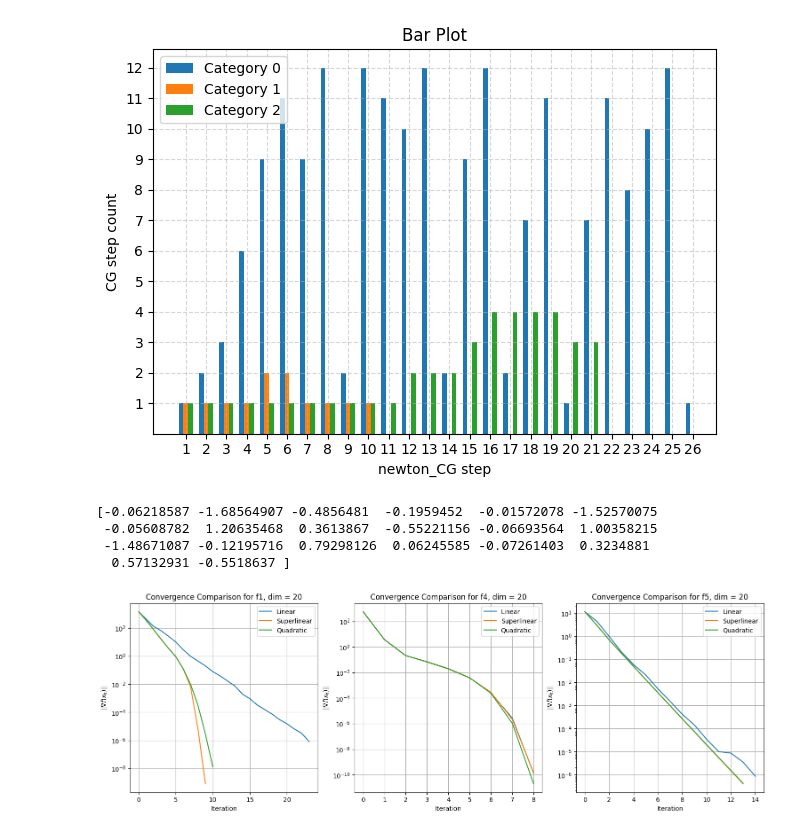
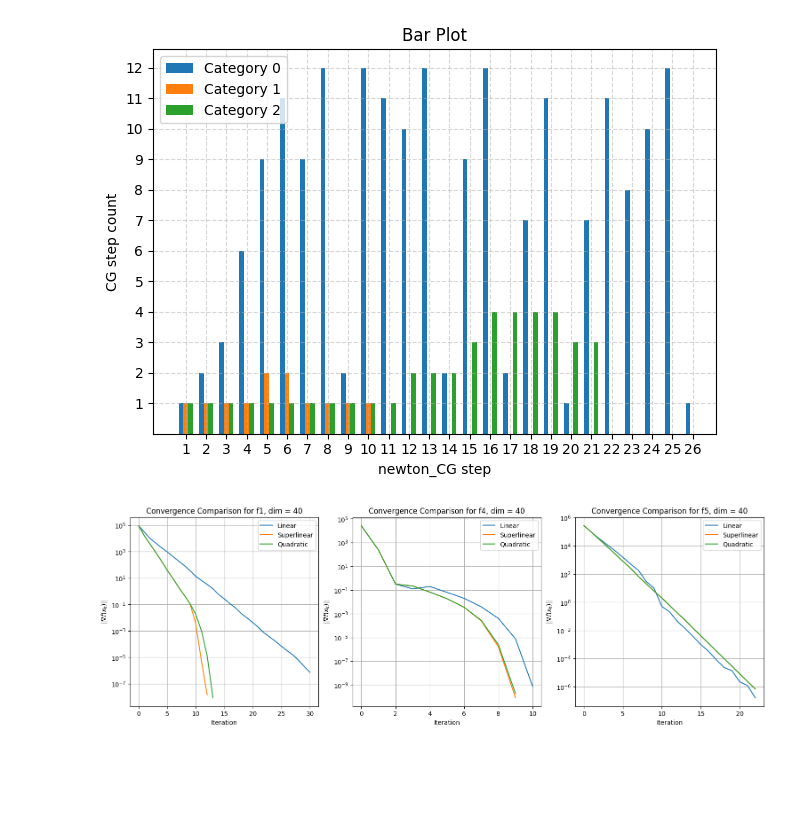
Before and after one commit to mVigholt/NO, a Jupyter notebook: Week 3/Experiments.ipynb, the cells around one changed output. Cells and saved outputs as stored; diff of their text form; code cells hidden in the pictures; blank space fills up the shorter version.

```diff
--- a/Week 3/Experiments.ipynb
+++ b/Week 3/Experiments.ipynb
@@ -188,36 +188,33 @@ CGCBarPlot([L, S, Q])
 # %%
 def evaluate_and_plot(f, df, Hf, x_0, fname, ax, dim):
     types = ["Linear", "Superlinear", "Quadratic"]
 
     for i, label in enumerate(types):
         xs, _ = newton_CG(f, df, Hf, x_0, rate=i)
         norms = [np.linalg.norm(df(x)) for x in xs]
         # norms = [np.linalg.norm(x - x_opt(fname, len(x))) for x in xs]
         ax.plot(norms, label=label)
 
     ax.set_yscale("log")
     ax.grid()
     ax.set_xlabel("Iteration")
     ax.set_ylabel(r"$\|\nabla f(x_k)\|$")
     #ax.set_ylabel(r"$\|x_k - x^*\|$")
     ax.set_title(f"Convergence Comparison for {fname}, dim = {dim}")
     ax.legend()
 
 fig, axes = plt.subplots(1, 3, figsize=(15, 5), constrained_layout=True)
 
-dim = 20
-x_0 = np.random.randn(dim)
+dim = 40
+x_0 = np.random.randint(-50, 50+1, size=dim)
+# x_0 = np.random.randn(dim)
 
-print(x_0)
+#print(x_0)
 
 evaluate_and_plot(f1, df1, Hf1, x_0, "f1", axes[0], dim)
 evaluate_and_plot(f4, df4, Hf4, x_0, "f4", axes[1], dim)
 evaluate_and_plot(f5, df5, Hf5, x_0, "f5", axes[2], dim)
 
 plt.show()
 # %% [output]
-[-0.06218587 -1.68564907 -0.4856481  -0.1959452  -0.01572078 -1.52570075
- -0.05608782  1.20635468  0.3613867  -0.55221156 -0.06693564  1.00358215
- -1.48671087 -0.12195716  0.79298126  0.06245585 -0.07261403  0.3234881
-  0.57132931 -0.5518637 ]
-[figure, old version]
+[figure, new version]
```
